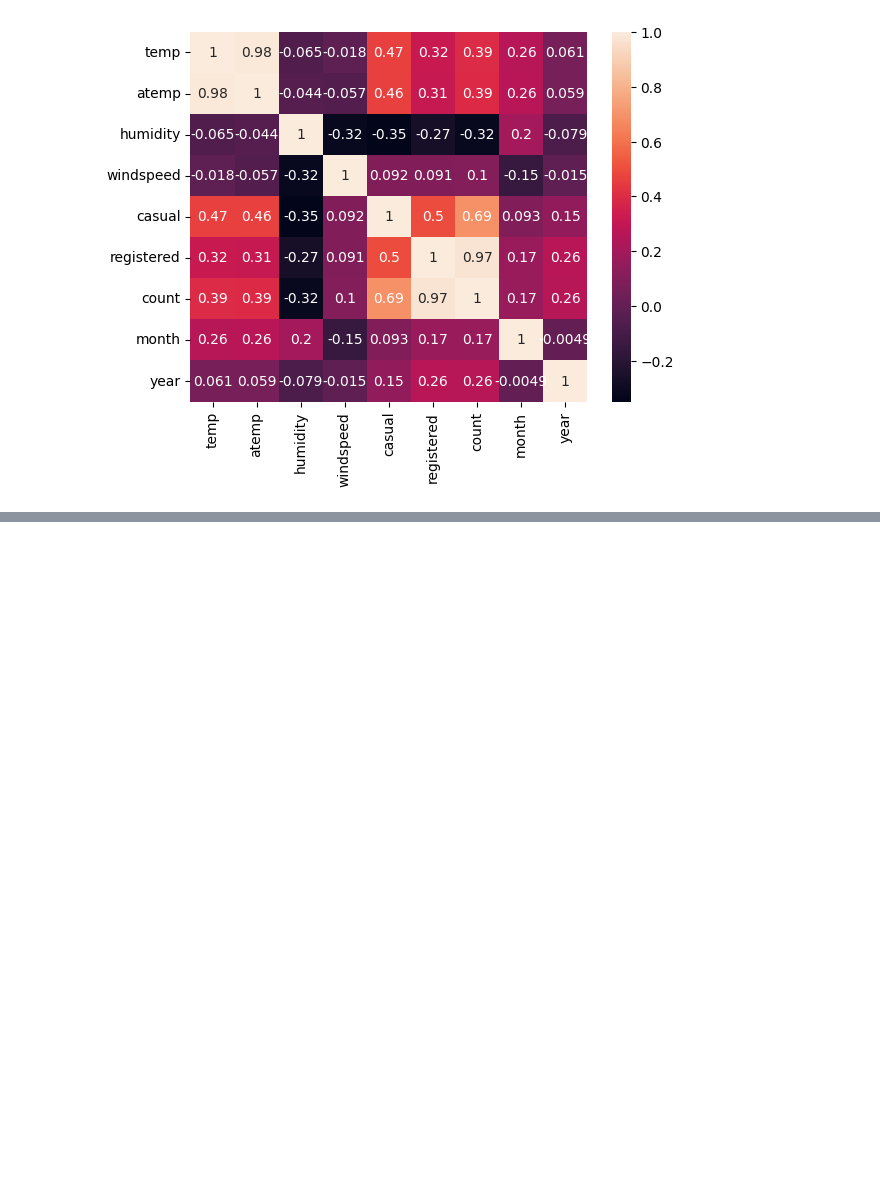
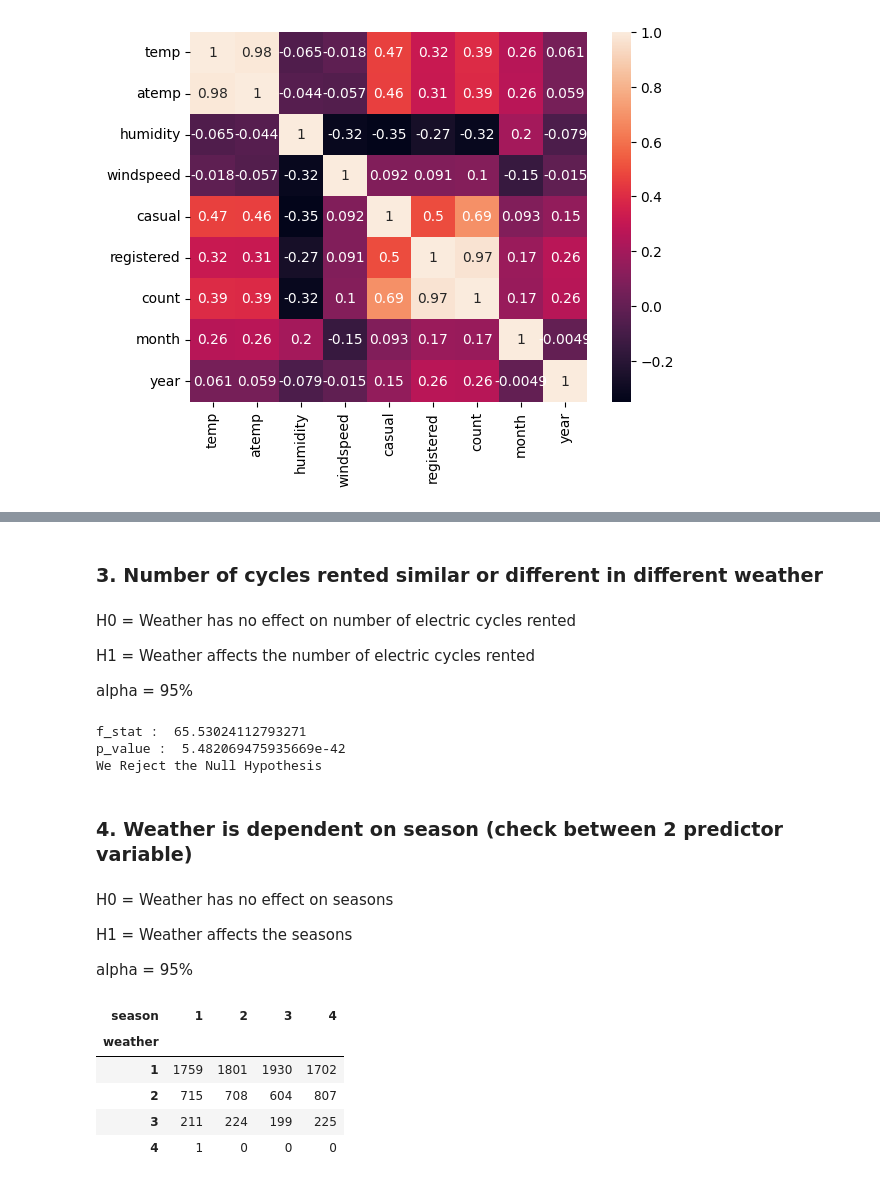
Before and after one commit to Rhy-Shah/Yulu_Hypothesis_Testing, a Jupyter notebook: yulu.ipynb, the cells around one changed output, grey strips where cells are left out. Cells and saved outputs as stored; diff of their text form; code cells hidden in the pictures; blank space fills up the shorter version.

```diff
--- a/yulu.ipynb
+++ b/yulu.ipynb
@@ -225,0 +289,43 @@ The default value of numeric_only in DataFrame.corr is deprecated. In a future v
+# %% [markdown]
+### 3. Number of cycles rented similar or different in different weather
+# %% [markdown]
+H0 =  Weather has no effect on number of electric cycles rented
+
+H1 = Weather affects the number of electric cycles rented
+
+alpha = 95%
+# %%
+f_stat, p_value = f_oneway(df[df['weather']==1]['count'], df[df['weather']==2]['count'], df[df['weather']==3]['count'], df[df['weather']==4]['count'])
+
+alpha = 0.05
+
+print("f_stat : ",f_stat)
+print("p_value : ",p_value)
+
+
+if p_value < alpha :
+    print("We Reject the Null Hypothesis")
+else :
+    print("We Fail to Reject the Null Hypothesis")
+# %% [output]
+f_stat :  65.53024112793271
+p_value :  5.482069475935669e-42
+We Reject the Null Hypothesis
+# %% [markdown]
+### 4. Weather is dependent on season (check between 2 predictor variable)
+# %% [markdown]
+H0 =  Weather has no effect on seasons
+
+H1 = Weather affects the seasons
+
+alpha = 95%
+# %%
+df1 = pd.crosstab(index = df['weather'],columns = df['season'])
+df1
+# %% [output]
+| season | 1 | 2 | 3 | 4 |
+| weather |  |  |  |  |
+| 1 | 1759 | 1801 | 1930 | 1702 |
+| 2 | 715 | 708 | 604 | 807 |
+| 3 | 211 | 224 | 199 | 225 |
+| 4 | 1 | 0 | 0 | 0 |
```
Also changed, not shown: parts of 8 cells of this notebook.
